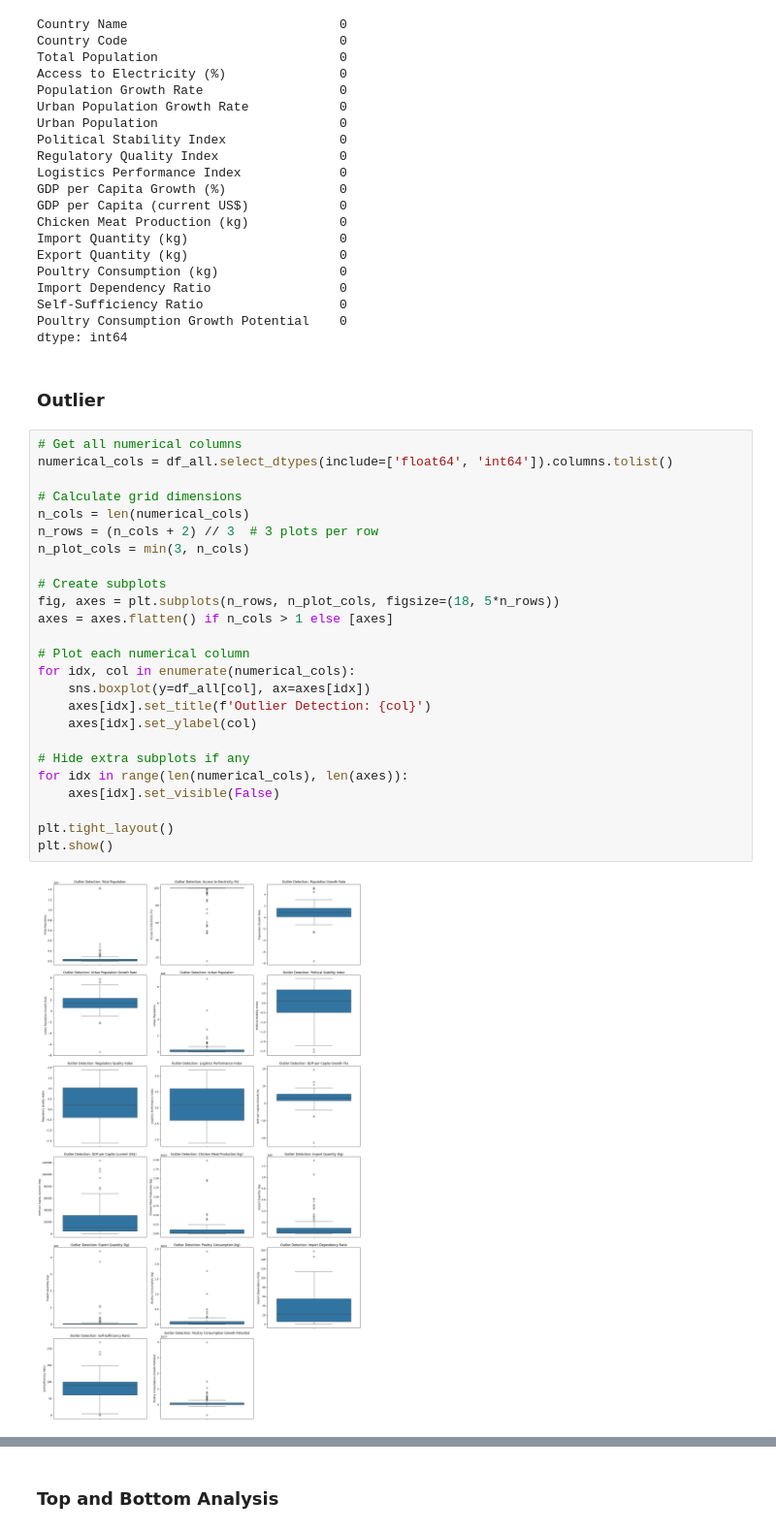
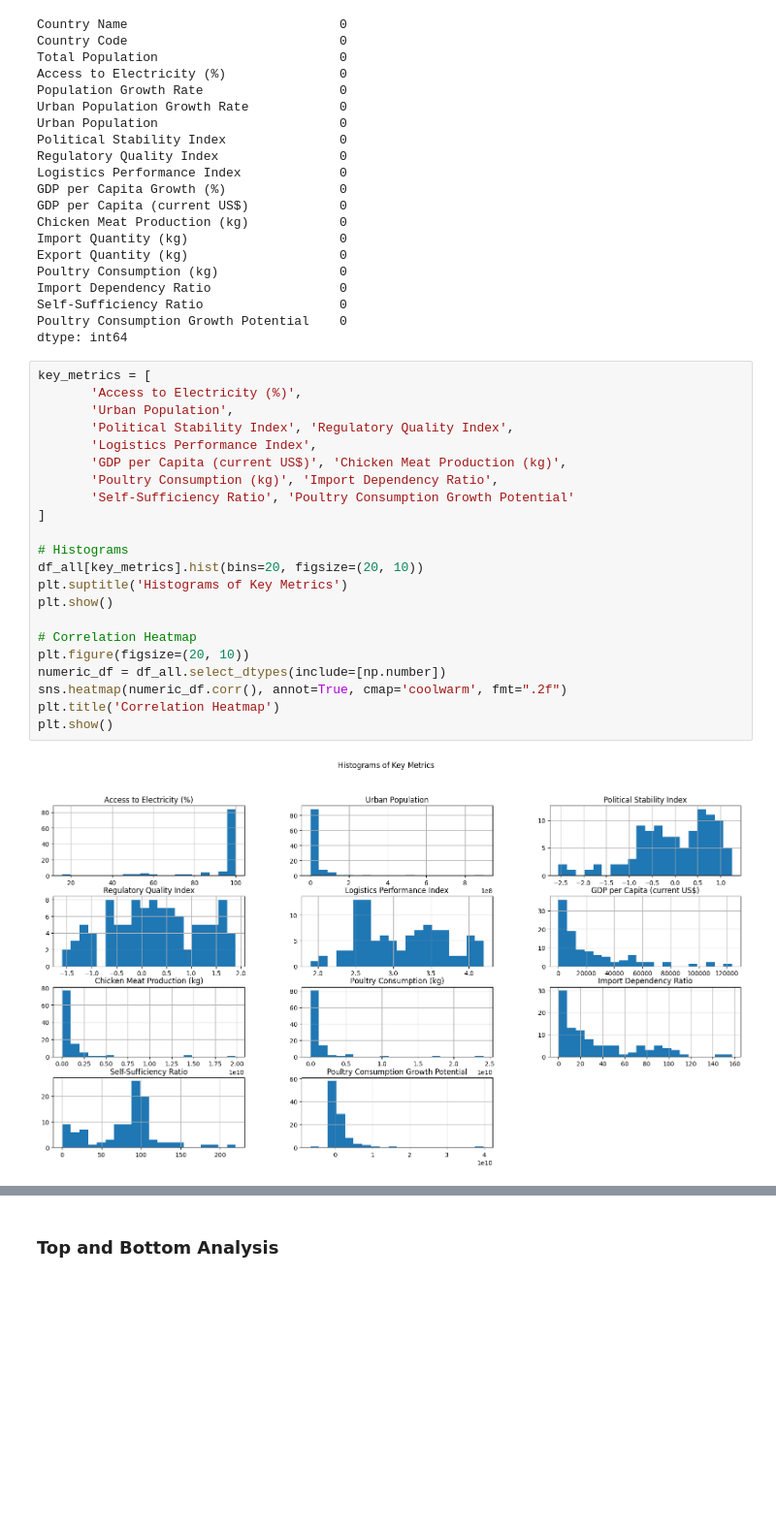
Before and after one commit to makokuzii/Produisez-une-etude-de-marche, a Jupyter notebook: preparation_et_le_nettoyage.ipynb, the cells around one changed output, grey strips where cells are left out. Shown at 97% size. Saved outputs shown, nothing was run; the diff lists cells and outputs as text; blank space fills up the shorter version.

```diff
--- a/preparation_et_le_nettoyage.ipynb
+++ b/preparation_et_le_nettoyage.ipynb
@@ -558,32 +474,27 @@ Import Dependency Ratio                 0
 Self-Sufficiency Ratio                  0
 Poultry Consumption Growth Potential    0
 dtype: int64
-# %% [markdown]
-### Outlier
-# %%
-# Get all numerical columns
-numerical_cols = df_all.select_dtypes(include=['float64', 'int64']).columns.tolist()
-
-# Calculate grid dimensions
-n_cols = len(numerical_cols)
-n_rows = (n_cols + 2) // 3  # 3 plots per row
-n_plot_cols = min(3, n_cols)
-
-# Create subplots
-fig, axes = plt.subplots(n_rows, n_plot_cols, figsize=(18, 5*n_rows))
-axes = axes.flatten() if n_cols > 1 else [axes]
-
-# Plot each numerical column
-for idx, col in enumerate(numerical_cols):
-    sns.boxplot(y=df_all[col], ax=axes[idx])
-    axes[idx].set_title(f'Outlier Detection: {col}')
-    axes[idx].set_ylabel(col)
-
-# Hide extra subplots if any
-for idx in range(len(numerical_cols), len(axes)):
-    axes[idx].set_visible(False)
-
-plt.tight_layout()
-plt.show()
-# %% [output]
-[figure, removed]
+# %%
+key_metrics = [
+       'Access to Electricity (%)',
+       'Urban Population',
+       'Political Stability Index', 'Regulatory Quality Index',
+       'Logistics Performance Index',
+       'GDP per Capita (current US$)', 'Chicken Meat Production (kg)',
+       'Poultry Consumption (kg)', 'Import Dependency Ratio',
+       'Self-Sufficiency Ratio', 'Poultry Consumption Growth Potential'
+]
+
+# Histograms
+df_all[key_metrics].hist(bins=20, figsize=(20, 10))
+plt.suptitle('Histograms of Key Metrics')
+plt.show()
+
+# Correlation Heatmap
+plt.figure(figsize=(20, 10))
+numeric_df = df_all.select_dtypes(include=[np.number])
+sns.heatmap(numeric_df.corr(), annot=True, cmap='coolwarm', fmt=".2f")
+plt.title('Correlation Heatmap')
+plt.show()
+# %% [output]
+[figure, added]
```
Also changed, not shown: parts of 11 cells of this notebook, 1 other file.
